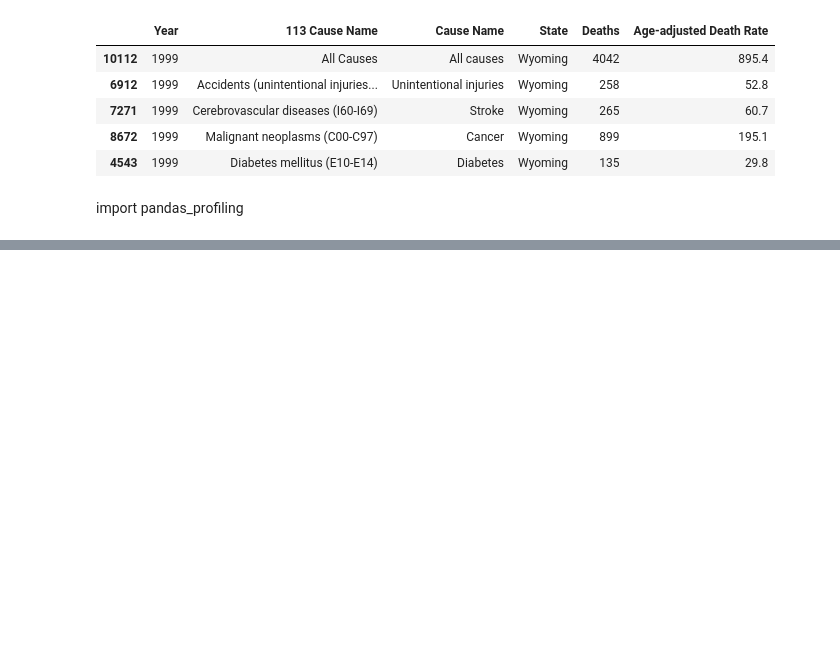
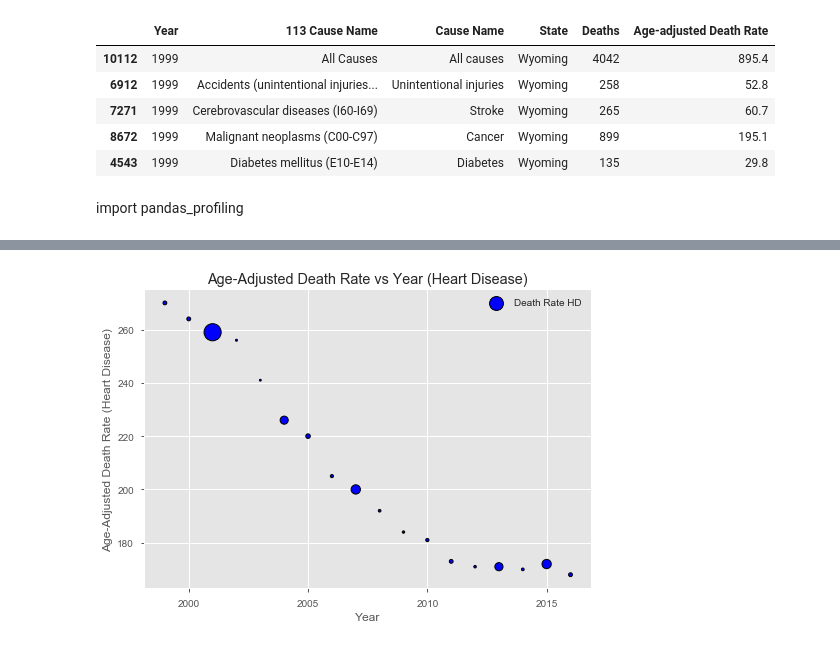
Before and after one commit to ppainuly/Leading-Causes-of-Death-in-United-States, a Jupyter notebook: Project_1.ipynb, the cells around one changed output, grey strips where cells are left out. Cells and saved outputs as stored; diff of their text form; code cells hidden in the pictures; blank space fills up the shorter version.

```diff
--- a/Project_1.ipynb
+++ b/Project_1.ipynb
@@ -206,0 +353,21 @@ import pandas_profiling
+# %%
+Years = [1999,2000,2001,2002,2003,2004,2005,2006,2007,2008,2009,2010,2011,2012,2013,2014,2015,2016]
+DeathRate = [270,264,259,256,241,226,220,205,200,192,184,181,173,171,171,170,172,168]
+Deaths = texas["Deaths"]
+txscatter=plt.scatter(Years, DeathRate, marker ="o", edgecolor="black", s=Deaths/500, alpha=1, c='blue',linewidth=1, label="Death Rate HD")
+plt.title("Age-Adjusted Death Rate vs Year (Heart Disease)")
+plt.ylabel("Age-Adjusted Death Rate (Heart Disease)")
+plt.xlabel("Year")
+plt.locator_params(integer=True)
+plt.legend()
+plt.savefig('txheartdiseasedeathrate.png')
+
+
+
+
+#plt.text(1,1,'Note:\nCircle size correlates with total deaths in Texas')
+plt.show()
+#fig= plt.figure(figsize=())
+#plt.grid()
+# %% [output]
+[figure, added]
```
Also changed, not shown: parts of 48 cells of this notebook, 12 other files.
